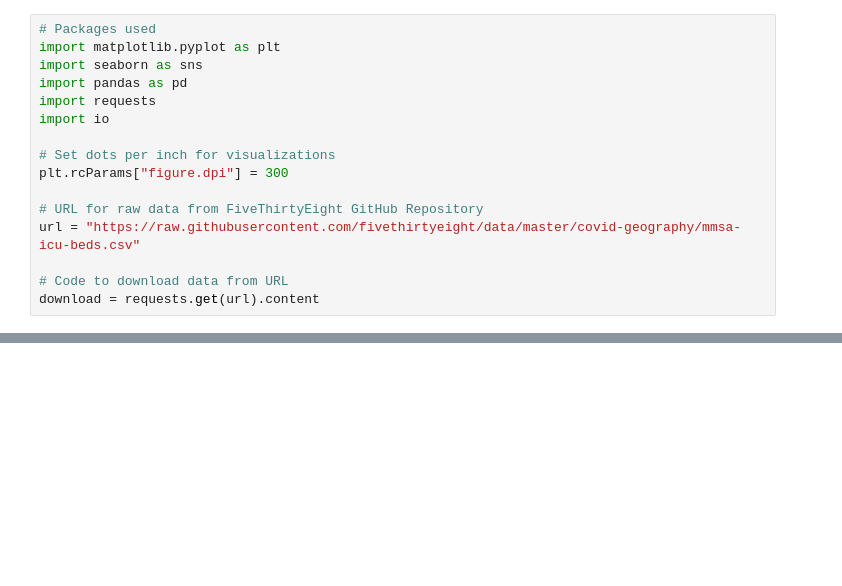
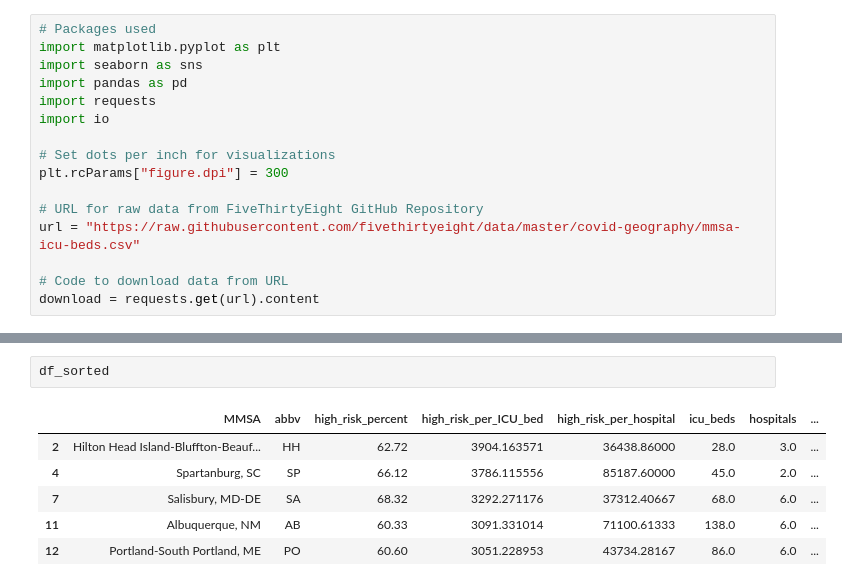
Before and after one commit to CJTAYL/.github.io, a Jupyter notebook: COVID_19_Analysis.ipynb, the cells around one changed output, grey strips where cells are left out. Drawn from its saved outputs; the diff is of its cells as text; blank space fills up the shorter version.

```diff
--- a/COVID_19_Analysis.ipynb
+++ b/COVID_19_Analysis.ipynb
@@ -61,0 +43,9 @@ plt.tight_layout()
+# %%
+df_sorted
+# %% [output]
+|  | MMSA | abbv | high_risk_percent | high_risk_per_ICU_bed | high_risk_per_hospital | icu_beds | hospitals | ... |
+| 2 | Hilton Head Island-Bluffton-Beauf... | HH | 62.72 | 3904.163571 | 36438.86000 | 28.0 | 3.0 | ... |
+| 4 | Spartanburg, SC | SP | 66.12 | 3786.115556 | 85187.60000 | 45.0 | 2.0 | ... |
+| 7 | Salisbury, MD-DE | SA | 68.32 | 3292.271176 | 37312.40667 | 68.0 | 6.0 | ... |
+| 11 | Albuquerque, NM | AB | 60.33 | 3091.331014 | 71100.61333 | 138.0 | 6.0 | ... |
+| 12 | Portland-South Portland, ME | PO | 60.60 | 3051.228953 | 43734.28167 | 86.0 | 6.0 | ... |
```
Also changed, not shown: parts of 6 cells of this notebook.
